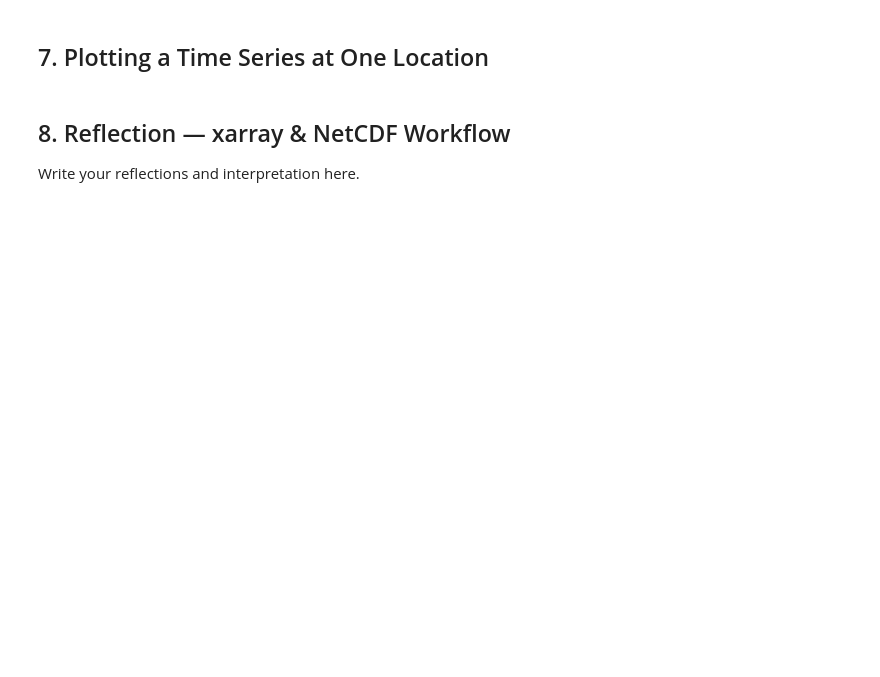
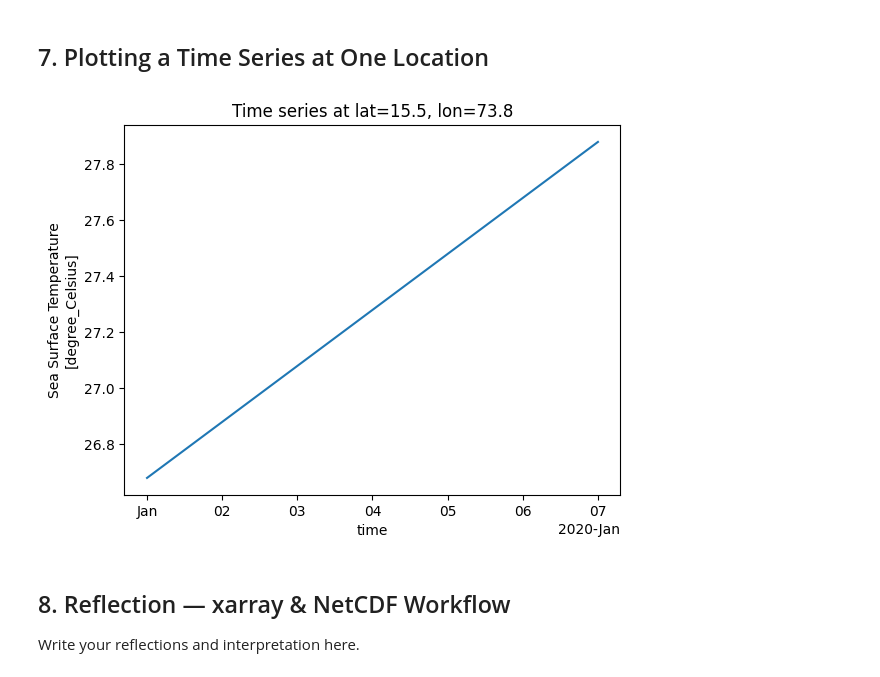
Before and after one commit to rsgis2025madhav-wq/python-basics, a Jupyter notebook: notebooks/04_Mini_Remote_Sensing_Task.ipynb, the cells around one changed output. Cells and saved outputs as stored; diff of their text form; code cells hidden in the pictures; blank space fills up the shorter version.

```diff
--- a/notebooks/04_Mini_Remote_Sensing_Task.ipynb
+++ b/notebooks/04_Mini_Remote_Sensing_Task.ipynb
@@ -55,0 +49,15 @@ nc_path = "../data/data_sst.nc"  # change this
+# %%
+# TODO: change this path to your actual NetCDF file path.
+import xarray as xr
+# Auto-download NetCDF file
+import requests, os
+
+url = "https://raw.githubusercontent.com/EarthSystem-Science-Lab/python-basics/main/data/data_sst.nc"
+local = "data_sst.nc"
+
+if not os.path.exists(local):
+    r = requests.get(url)
+    open(local,"wb").write(r.content)
+
+ds = xr.open_dataset(local)
+ds
@@ -102,15 +145,17 @@ nc_path = "../data/data_sst.nc"  # change this
 # %%
 # TODO: choose a point near your study region.
 
-# lat_pt = 15.5
-# lon_pt = 73.8
+lat_pt = 15.5
+lon_pt = 73.8
 
-# ts = var.sel(lat=lat_pt, lon=lon_pt, method='nearest')
+ts = var.sel(lat=lat_pt, lon=lon_pt, method='nearest')
 
-# plt.figure()
-# ts.plot()
-# plt.title(f"Time series at lat={lat_pt}, lon={lon_pt}")
-# plt.show()
+plt.figure()
+ts.plot()
+plt.title(f"Time series at lat={lat_pt}, lon={lon_pt}")
+plt.show()
+# %% [output]
+[figure, added]
 # %% [markdown]
 ## 8. Reflection — xarray & NetCDF Workflow
 Write your reflections and interpretation here.
```
Also changed, not shown: parts of 6 cells of this notebook.
